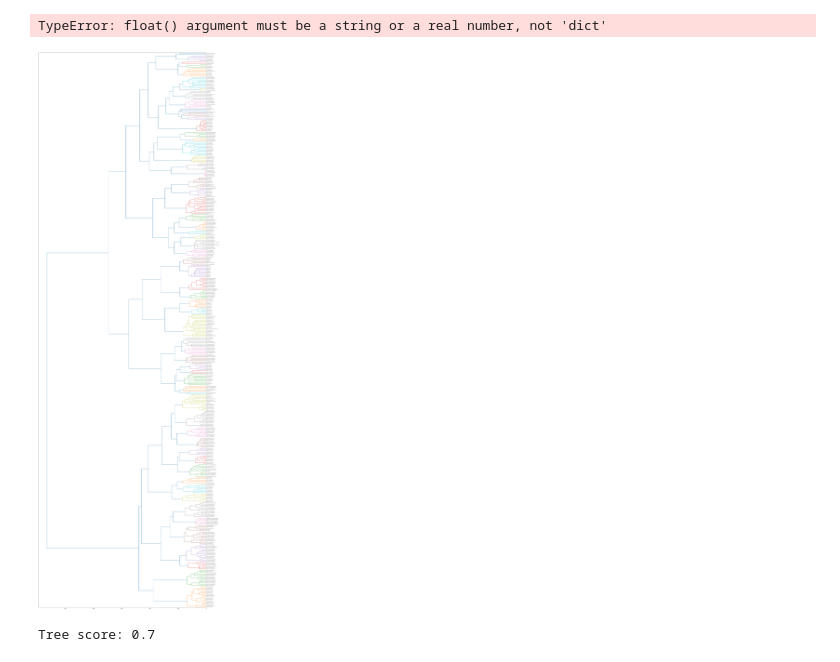
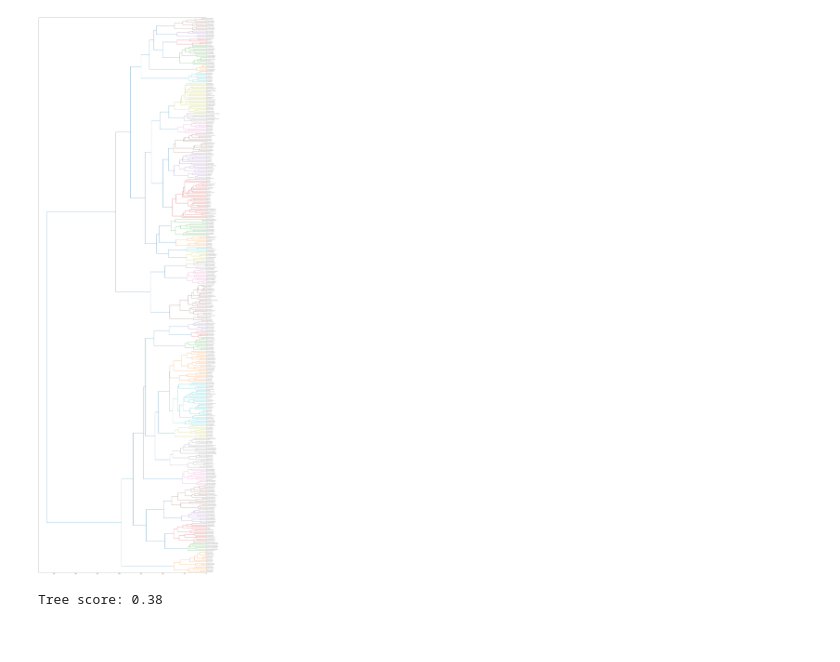
Before and after one commit to KaiSchenck/LING281Project, a Jupyter notebook: LING281-Bantu-Phylogeny.ipynb, the cells around one changed output. Saved outputs shown, nothing was run; the diff lists cells and outputs as text; code cells hidden in the pictures.

```diff
--- a/LING281-Bantu-Phylogeny.ipynb
+++ b/LING281-Bantu-Phylogeny.ipynb
@@ -174,11 +174,11 @@ class StringDistance:
         per
         """
         if source == target:
-            return 0
+            return 0.
         elif source == []:
-            return self._insertion_cost
+            return self._insertion_cost * n
         elif target == []:
-            return self._insertion_cost
+            return self._insertion_cost * m
 
         e_d = np.arange(m, dtype=float)
 
@@ -336,13 +335,8 @@ class Tree:
         else:
             print("Tree score: " + str(round(score / len(clades.values()), 2)))
 # %%
-#PhoneticTree = Tree(feature_matrix, phonetic, 'ward')
-#PhoneticTree()
+PhoneticTree = Tree(phonetic_matrix, phonetic, 'ward')
+PhoneticTree()
 # %% [output]
+[figure, added]
-TypeError: float() argument must be a string or a real number, not 'dict'
+Tree score: 0.38
-# %%
-CognateTree = Tree(cognate_matrix, cognate, 'ward')
-CognateTree()
-# %% [output]
-[figure, removed]
-Tree score: 0.7
```
Also changed, not shown: parts of 5 cells of this notebook.
